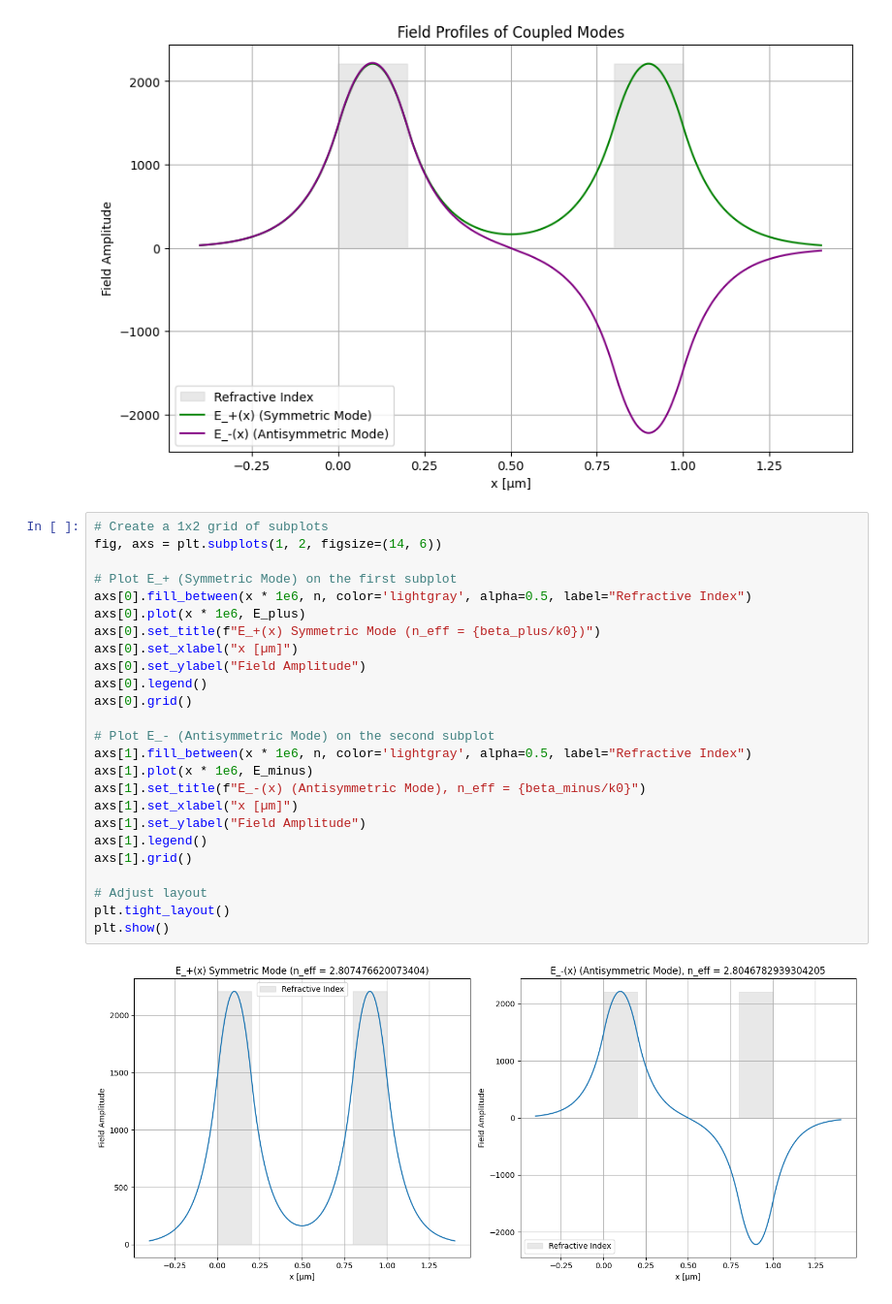
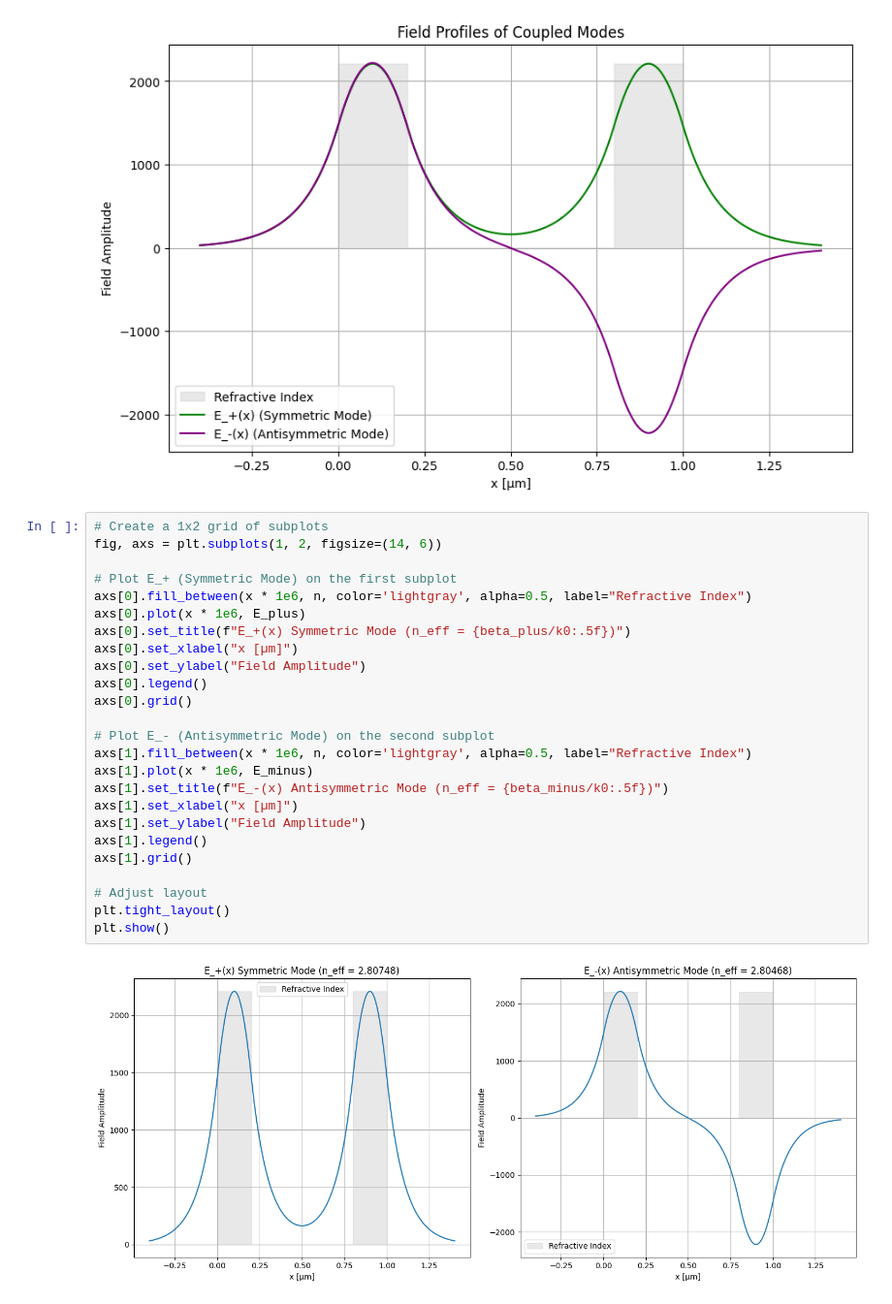
Before and after one commit to yoav-yosifor/photonic-devices, a Jupyter notebook: part1/ques3.ipynb, the cells around one changed output. Shown: that part at 97% size. Cells and saved outputs as stored; diff of their text form.

```diff
--- a/part1/ques3.ipynb
+++ b/part1/ques3.ipynb
@@ -341,27 +341,27 @@ plt.show()
 # %%
 # Create a 1x2 grid of subplots
 fig, axs = plt.subplots(1, 2, figsize=(14, 6))
 
 # Plot E_+ (Symmetric Mode) on the first subplot
 axs[0].fill_between(x * 1e6, n, color='lightgray', alpha=0.5, label="Refractive Index")
 axs[0].plot(x * 1e6, E_plus)
-axs[0].set_title(f"E_+(x) Symmetric Mode (n_eff = {beta_plus/k0})")
+axs[0].set_title(f"E_+(x) Symmetric Mode (n_eff = {beta_plus/k0:.5f})")
 axs[0].set_xlabel("x [µm]")
 axs[0].set_ylabel("Field Amplitude")
 axs[0].legend()
 axs[0].grid()
 
 # Plot E_- (Antisymmetric Mode) on the second subplot
 axs[1].fill_between(x * 1e6, n, color='lightgray', alpha=0.5, label="Refractive Index")
 axs[1].plot(x * 1e6, E_minus)
-axs[1].set_title(f"E_-(x) (Antisymmetric Mode), n_eff = {beta_minus/k0}")
+axs[1].set_title(f"E_-(x) Antisymmetric Mode (n_eff = {beta_minus/k0:.5f})")
 axs[1].set_xlabel("x [µm]")
 axs[1].set_ylabel("Field Amplitude")
 axs[1].legend()
 axs[1].grid()
 
 # Adjust layout
 plt.tight_layout()
 plt.show()
 # %% [output]
-[figure, old version]
+[figure, new version]
```
Also changed, not shown: parts of 2 cells of this notebook, 6 other files.
